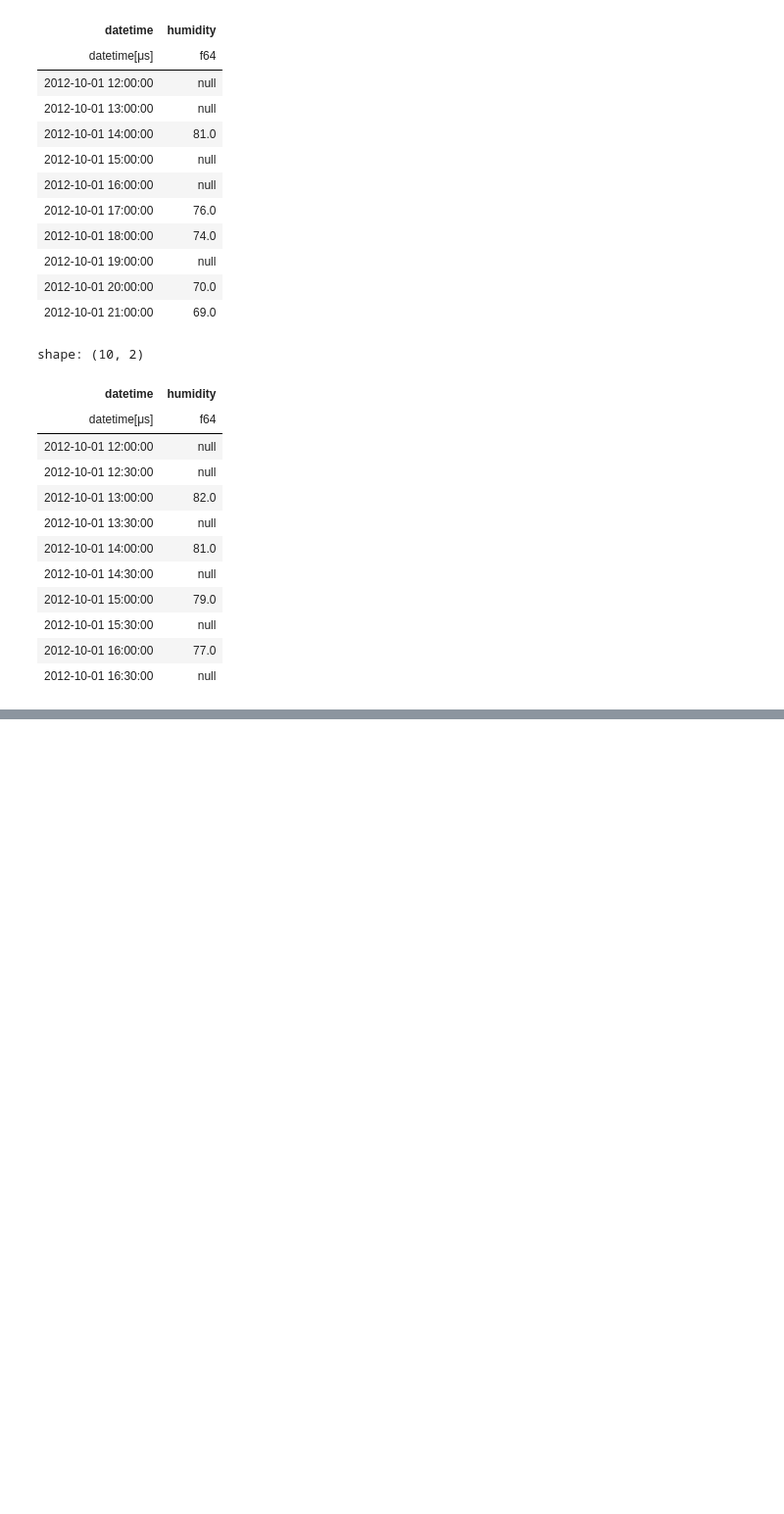
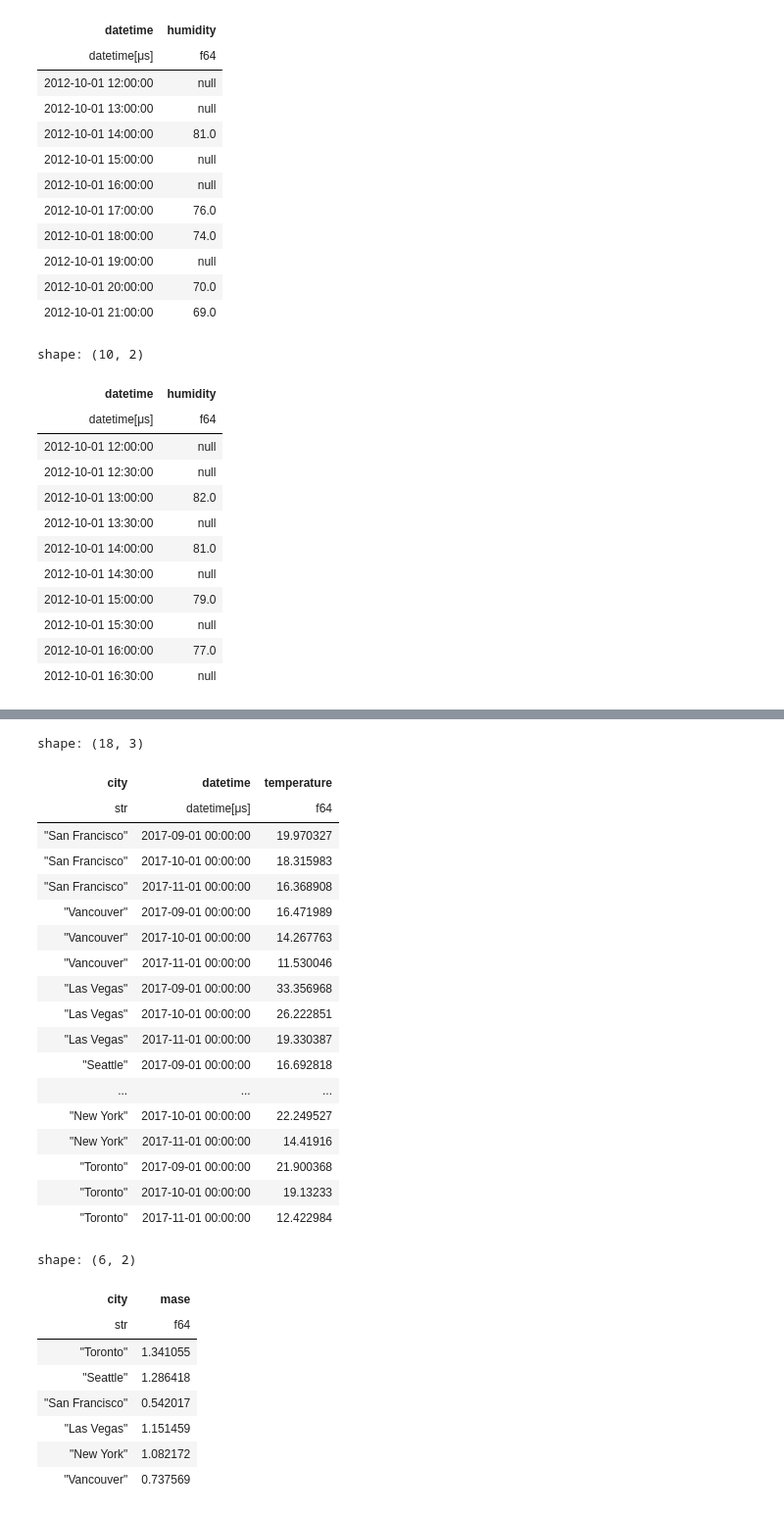
Before and after one commit to PacktPublishing/Polars-Cookbook, a Jupyter notebook: Chapter09/ch09.ipynb, the cells around one changed output, grey strips where cells are left out. Shown at 98% size. Drawn from its saved outputs; the diff is of its cells as text; code cells hidden in the pictures; blank space fills up the shorter version.

```diff
--- a/Chapter09/ch09.ipynb
+++ b/Chapter09/ch09.ipynb
@@ -583,0 +695,53 @@ shape: (10, 2)
+# %%
+test_size = 3
+freq = '1mo'
+X_train, X_test, y_train, y_test = create_train_test_sets(y, entity_col, time_col, test_size, freq)
+# %%
+def predict_with_linear_model(
+    lags,
+    freq,
+    y_train,
+    fh
+):
+    from functime.forecasting import linear_model
+    from functime.metrics import mase
+
+    forecaster = linear_model(lags=24, freq='1mo')
+    forecaster.fit(y=y_train)
+    y_pred = forecaster.predict(fh=3)
+    return y_pred
+# %%
+y_pred = predict_with_linear_model(24, freq, y_train, test_size)
+# %%
+scores = mase(y_true=y_test, y_pred=y_pred, y_train=y_train)
+# %%
+display(y_pred, scores)
+# %% [output]
+shape: (18, 3)
+| city | datetime | temperature |
+| str | datetime[μs] | f64 |
+| "San Francisco" | 2017-09-01 00:00:00 | 19.970327 |
+| "San Francisco" | 2017-10-01 00:00:00 | 18.315983 |
+| "San Francisco" | 2017-11-01 00:00:00 | 16.368908 |
+| "Vancouver" | 2017-09-01 00:00:00 | 16.471989 |
+| "Vancouver" | 2017-10-01 00:00:00 | 14.267763 |
+| "Vancouver" | 2017-11-01 00:00:00 | 11.530046 |
+| "Las Vegas" | 2017-09-01 00:00:00 | 33.356968 |
+| "Las Vegas" | 2017-10-01 00:00:00 | 26.222851 |
+| "Las Vegas" | 2017-11-01 00:00:00 | 19.330387 |
+| "Seattle" | 2017-09-01 00:00:00 | 16.692818 |
+| ... | ... | ... |
+| "New York" | 2017-10-01 00:00:00 | 22.249527 |
+| "New York" | 2017-11-01 00:00:00 | 14.41916 |
+| "Toronto" | 2017-09-01 00:00:00 | 21.900368 |
+| "Toronto" | 2017-10-01 00:00:00 | 19.13233 |
+| "Toronto" | 2017-11-01 00:00:00 | 12.422984 |
+shape: (6, 2)
+| city | mase |
+| str | f64 |
+| "Toronto" | 1.341055 |
+| "Seattle" | 1.286418 |
+| "San Francisco" | 0.542017 |
+| "Las Vegas" | 1.151459 |
+| "New York" | 1.082172 |
+| "Vancouver" | 0.737569 |
```
Also changed, not shown: parts of 14 cells of this notebook.
